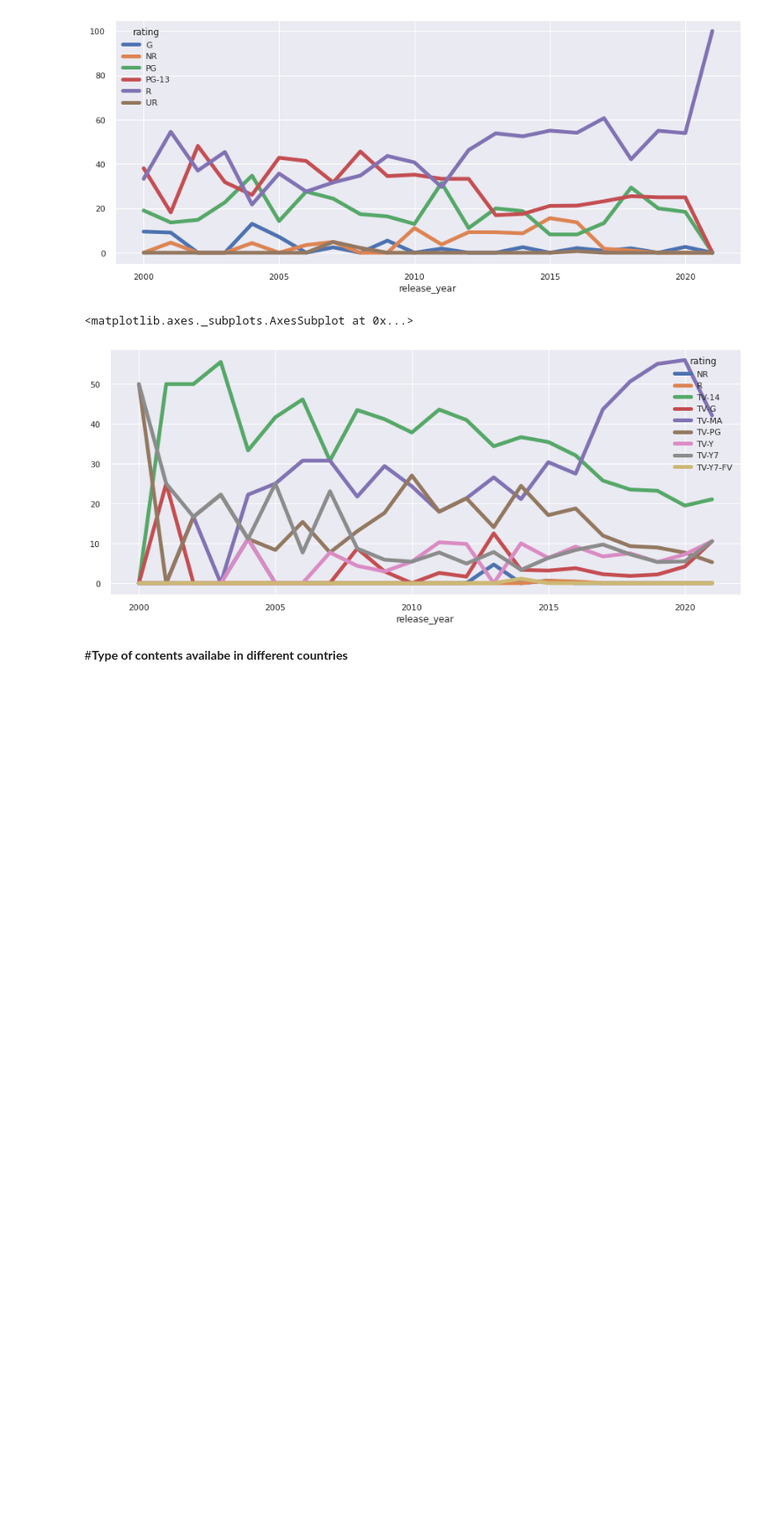
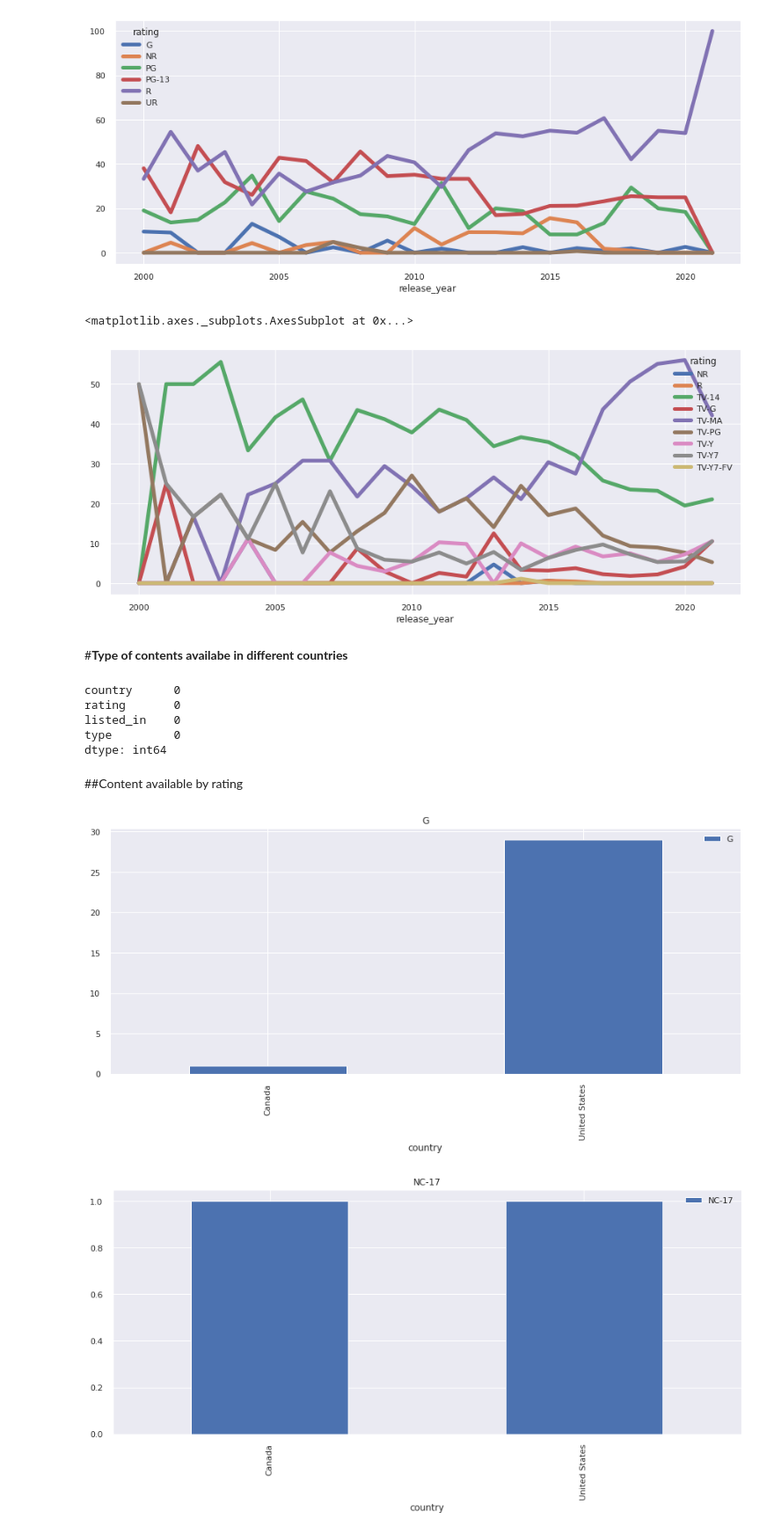
Before and after one commit to Aashishc-prog/NETFLIX_Recommender_system, a Jupyter notebook: Capstone_Netflix_Recommender_system.ipynb, the cells around one changed output. Shown at 88% size. Cells and saved outputs as stored; diff of their text form; code cells hidden in the pictures; blank space fills up the shorter version.

```diff
--- a/Capstone_Netflix_Recommender_system.ipynb
+++ b/Capstone_Netflix_Recommender_system.ipynb
@@ -356,3 +356,25 @@ sdf.groupby(['release_year'])['count'].transform(lambda x: x*100/x.sum()).unstac
 [figure]
 # %% [markdown]
 #**Type of contents availabe in different countries**
+# %%
+df1 = df[['country','rating','listed_in','type']].dropna().reset_index(drop=True)
+# %%
+tdf = df1[~df1['country'].str.contains(',')]
+# %%
+tdf.isnull().sum()
+# %% [output]
+country      0
+rating       0
+listed_in    0
+type         0
+dtype: int64
+# %% [markdown]
+##Content available by rating
+# %%
+c_df = tdf.groupby(['country','rating'])['rating'].count().unstack().fillna(0)
+for i,rating, in list(enumerate(c_df.columns.to_list())):
+  pd.DataFrame(c_df[c_df[rating] != 0][rating]).plot(kind='bar',title=rating)
+  plt.show()
+# %% [output]
+[figure, added]
+[figure, added]
```
Also changed, not shown: parts of 17 cells of this notebook.
